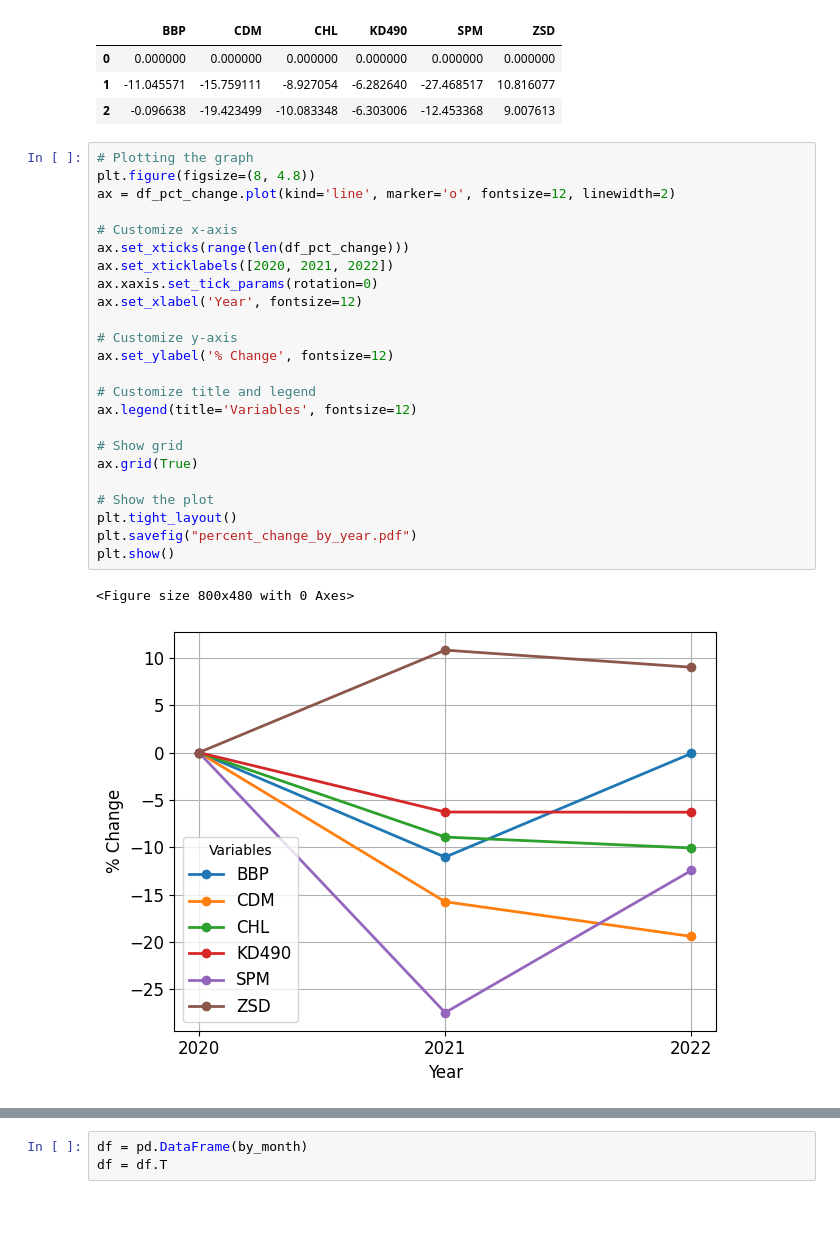
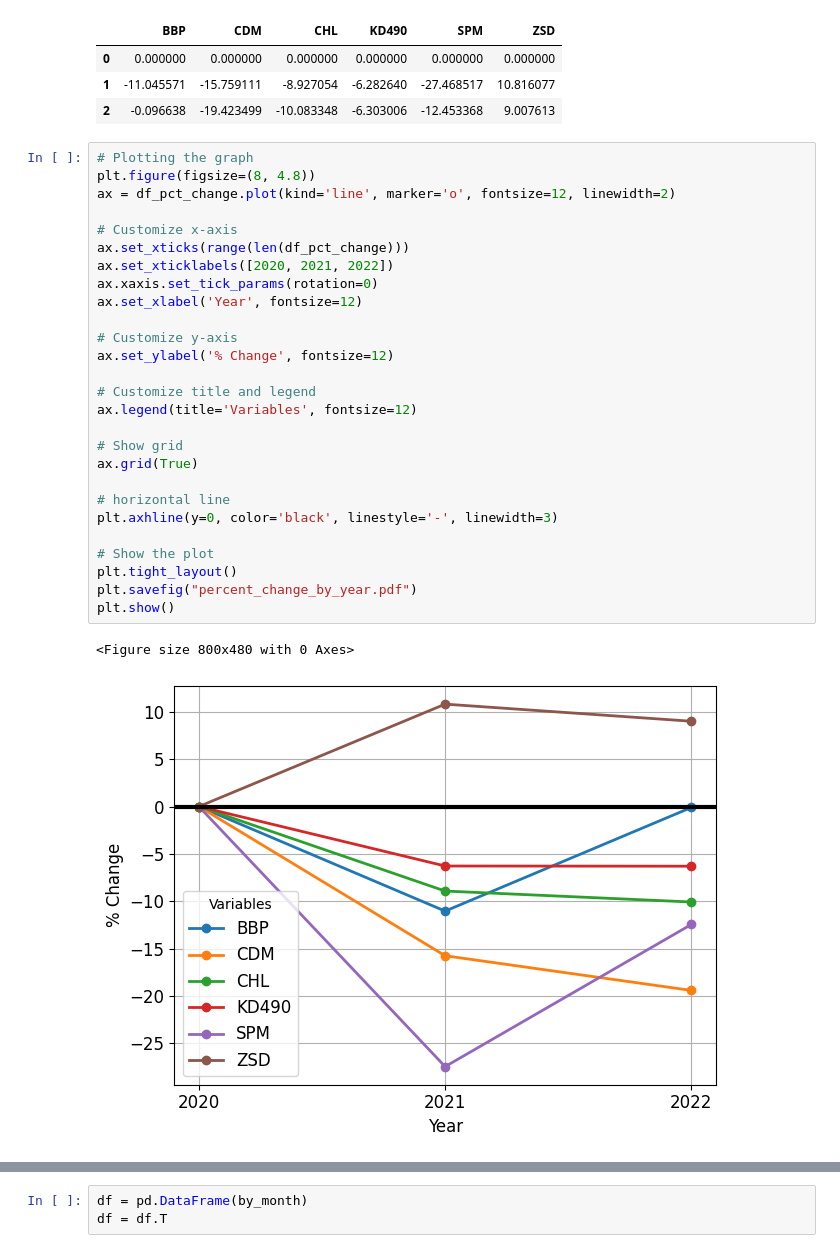
Before and after one commit to lse-st498/P6_WaterPollution_2022_23, a Jupyter notebook: exploratory_data_analysis/section_4.2_exploration.ipynb, the cells around one changed output, grey strips where cells are left out. Drawn from its saved outputs; the diff is of its cells as text; blank space fills up the shorter version.

```diff
--- a/exploratory_data_analysis/section_4.2_exploration.ipynb
+++ b/exploratory_data_analysis/section_4.2_exploration.ipynb
@@ -69,30 +69,33 @@ df_pct_change
 # %%
 # Plotting the graph
 plt.figure(figsize=(8, 4.8))
 ax = df_pct_change.plot(kind='line', marker='o', fontsize=12, linewidth=2)
 
 # Customize x-axis
 ax.set_xticks(range(len(df_pct_change)))
 ax.set_xticklabels([2020, 2021, 2022])
 ax.xaxis.set_tick_params(rotation=0)
 ax.set_xlabel('Year', fontsize=12)
 
 # Customize y-axis
 ax.set_ylabel('% Change', fontsize=12)
 
 # Customize title and legend
 ax.legend(title='Variables', fontsize=12)
 
 # Show grid
 ax.grid(True)
 
+# horizontal line
+plt.axhline(y=0, color='black', linestyle='-', linewidth=3)
+
 # Show the plot
 plt.tight_layout()
 plt.savefig("percent_change_by_year.pdf")
 plt.show()
 # %% [output]
 <Figure size 800x480 with 0 Axes>
-[figure, old version]
+[figure, new version]
 # %%
 # By Month
 
```
Also changed, not shown: parts of 9 cells of this notebook, 9 other files.
